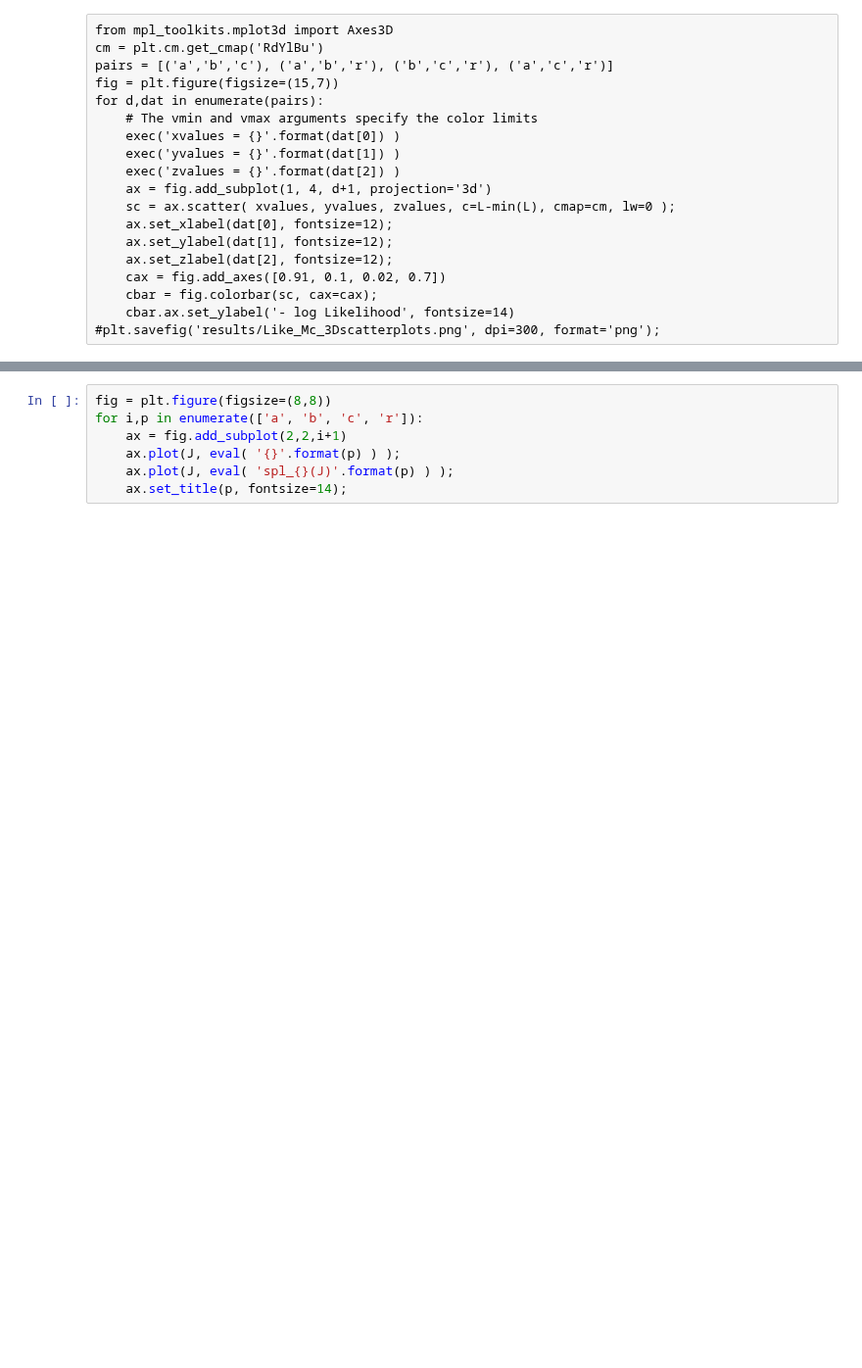
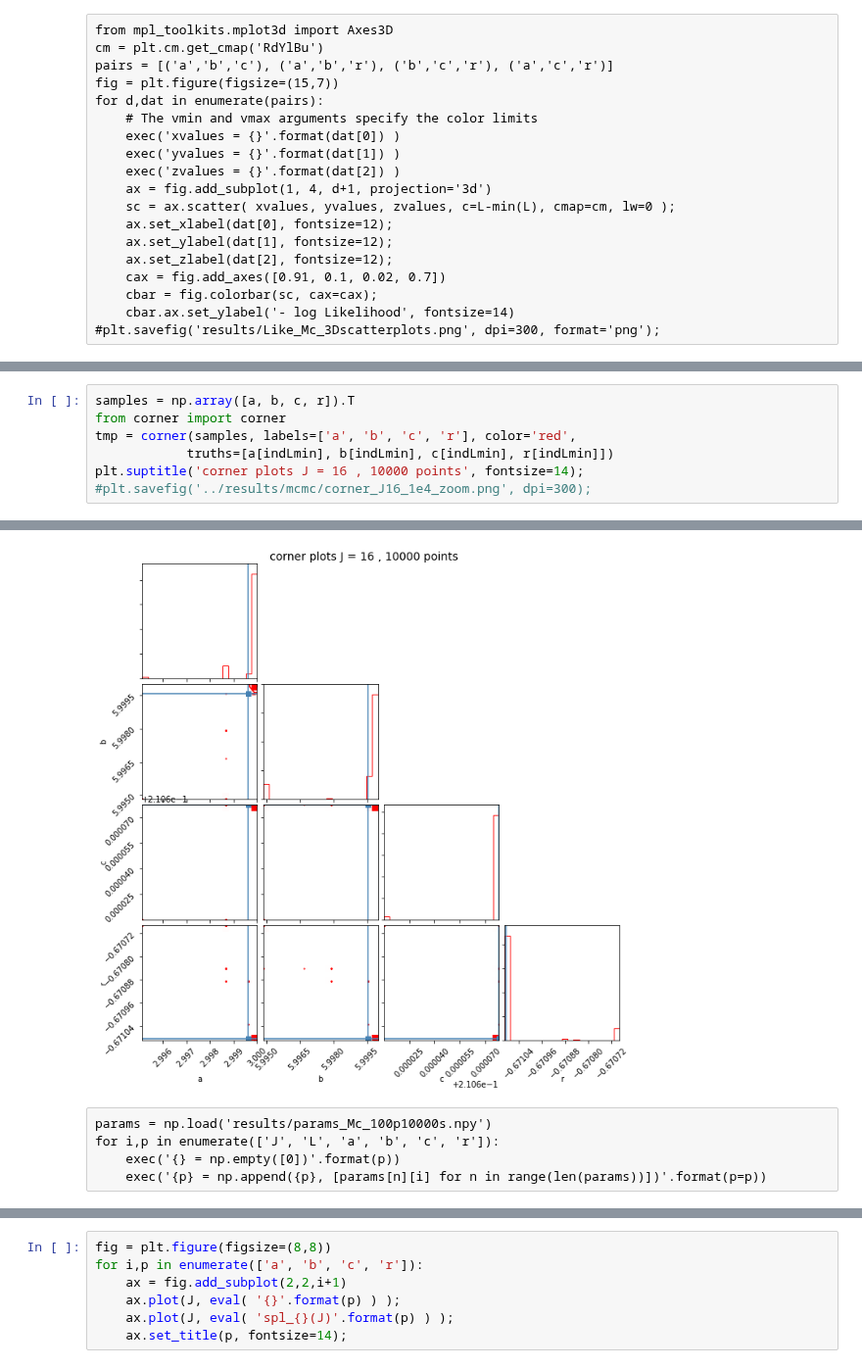
Before and after one commit to achiappo/FRESKA, a Jupyter notebook: cython/plot.ipynb, the cells around one changed output, grey strips where cells are left out. Shown at 98% size. Saved outputs shown, nothing was run; the diff lists cells and outputs as text; blank space fills up the shorter version.

```diff
--- a/cython/plot.ipynb
+++ b/cython/plot.ipynb
@@ -148,0 +82,8 @@ r = 3.34, a = 0.46, b = 3.82, c = 0.75
+# %%
+samples = np.array([a, b, c, r]).T
+from corner import corner
+tmp = corner(samples, labels=['a', 'b', 'c', 'r'], color='red',
+            truths=[a[indLmin], b[indLmin], c[indLmin], r[indLmin]])
+plt.suptitle('corner plots J = 16 , 10000 points', fontsize=14);
+#plt.savefig('../results/mcmc/corner_J16_1e4_zoom.png', dpi=300);
+# %% [output]
@@ -148,0 +96,6 @@ r = 3.34, a = 0.46, b = 3.82, c = 0.75
+[figure, added]
+# %% [raw]
+params = np.load('results/params_Mc_100p10000s.npy')
+for i,p in enumerate(['J', 'L', 'a', 'b', 'c', 'r']):
+    exec('{} = np.empty([0])'.format(p))
+    exec('{p} = np.append({p}, [params[n][i] for n in range(len(params))])'.format(p=p))
```
Also changed, not shown: parts of 24 cells of this notebook, 48 other files.
